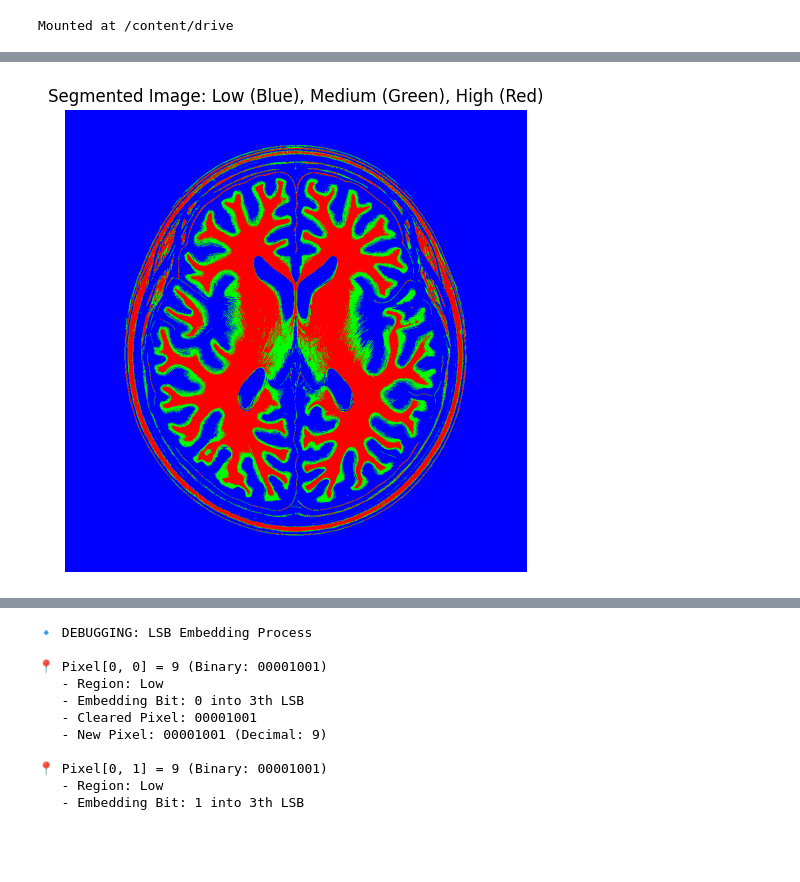
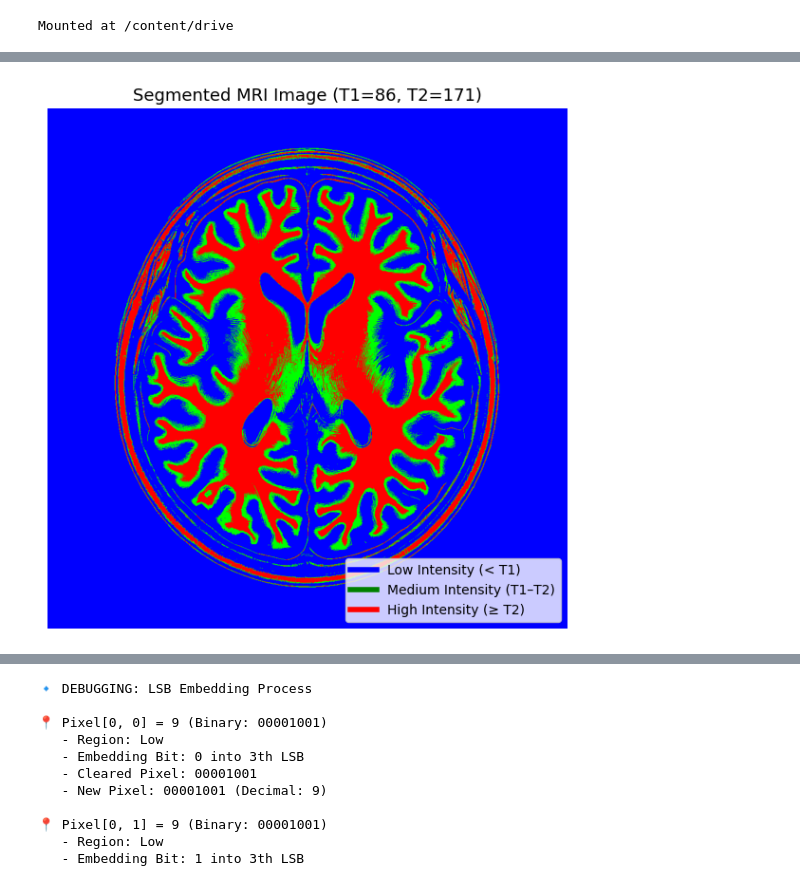
Before and after one commit to AmirRezaBehzad/IRD-Based-Medical-Image-Steganography, a Jupyter notebook: IRDBasedSteganography.ipynb, the cells around one changed output, grey strips where cells are left out. Cells and saved outputs as stored; diff of their text form; code cells hidden in the pictures; blank space fills up the shorter version.

```diff
--- a/IRDBasedSteganography.ipynb
+++ b/IRDBasedSteganography.ipynb
@@ -82,49 +97,85 @@ Mounted at /content/drive
 # %%
 import numpy as np
 import cv2
 import matplotlib.pyplot as plt
 
-# Define threshold values for segmentation
-t1 = 86  # Threshold 1 (Separates Low and Medium)
-t2 = 171 # Threshold 2 (Separates Medium and High)
+# Thresholds for segmentation (can be tuned or made adaptive)
+t1 = 86   # Threshold separating Low and Medium intensities
+t2 = 171  # Threshold separating Medium and High intensities
 
-# Function to segment the image into three regions
+# Segment the image into 3 intensity-based regions
 def segment_image(image, t1, t2):
-    # Create masks for each region
-    low_intensity = (image < t1)  # Low-Intensity Region
-    medium_intensity = (image >= t1) & (image < t2)  # Medium-Intensity Region
-    high_intensity = (image >= t2)  # High-Intensity Region
-
+    low_intensity = (image < t1)
+    medium_intensity = (image >= t1) & (image < t2)
+    high_intensity = (image >= t2)
     return low_intensity, medium_intensity, high_intensity
 
 # Apply segmentation
 low_region, medium_region, high_region = segment_image(original_img, t1, t2)
 
-# Create a color-coded visualization (Matplotlib expects RGB format)
-segmented_img = np.zeros((*original_img.shape, 3), dtype=np.uint8)  # Create 3-channel RGB image
-segmented_img[low_region] = [0, 0, 255]  # Blue for Low-Intensity Region
-segmented_img[medium_region] = [0, 255, 0]  # Green for Medium-Intensity Region
-segmented_img[high_region] = [255, 0, 0]  # Red for High-Intensity Region
+# Create a color-coded RGB visualization
+segmented_img = np.zeros((*original_img.shape, 3), dtype=np.uint8)
+segmented_img[low_region] = [0, 0, 255]      # Blue for Low
+segmented_img[medium_region] = [0, 255, 0]   # Green for Medium
+segmented_img[high_region] = [255, 0, 0]     # Red for High
 
-# Display the segmented image
-plt.figure(figsize=(6,6))
+# Display segmented image with legend
+plt.figure(figsize=(6, 6))
 plt.imshow(segmented_img)
-plt.title("Segmented Image: Low (Blue), Medium (Green), High (Red)")
+plt.title(f"Segmented MRI Image (T1={t1}, T2={t2})", fontsize=13)
 plt.axis('off')
+
+legend_patches = [
+    plt.Line2D([0], [0], color='blue', lw=4, label='Low Intensity (< T1)'),
+    plt.Line2D([0], [0], color='green', lw=4, label='Medium Intensity (T1–T2)'),
+    plt.Line2D([0], [0], color='red', lw=4, label='High Intensity (≥ T2)'),
+]
+plt.legend(handles=legend_patches, loc='lower right', frameon=True, fontsize=10)
+plt.tight_layout()
 plt.show()
 
-# Print the percentage of pixels in each region
+# === Report Pixel Distribution in Each Region ===
 total_pixels = original_img.size
-print(f"Low-Intensity Region: {np.sum(low_region)/total_pixels:.2%}")
-print(f"Medium-Intensity Region: {np.sum(medium_region)/total_pixels:.2%}")
-print(f"High-Intensity Region: {np.sum(high_region)/total_pixels:.2%}")
+low_count = np.sum(low_region)
+med_count = np.sum(medium_region)
+high_count = np.sum(high_region)
 
+low_pct = low_count / total_pixels * 100
+med_pct = med_count / total_pixels * 100
+high_pct = high_count / total_pixels * 100
 
+print("\nSegmentation Summary:")
+print(f" - Threshold 1 (T1): {t1}")
+print(f" - Threshold 2 (T2): {t2}\n")
 
-#BIZ
-# Print some pixel values (Example: first 10 values from each mask)
-print("Low Intensity Mask (First 10 pixels):", low_region.flatten()[:10])
-print("Medium Intensity Mask (First 10 pixels):", medium_region.flatten()[:10])
-print("High Intensity Mask (First 10 pixels):", high_region.flatten()[:10])
+print(f"🟦 Low-Intensity Region (< {t1}): {low_count:,} pixels ({low_pct:.2f}%)")
+print(f"🟩 Medium-Intensity Region ({t1} ≤ pixel < {t2}): {med_count:,} pixels ({med_pct:.2f}%)")
+print(f"🟥 High-Intensity Region (≥ {t2}): {high_count:,} pixels ({high_pct:.2f}%)\n")
+
+# === Optional: Segmentation-Aware Histogram ===
+low_values = original_img[original_img < t1]
+med_values = original_img[(original_img >= t1) & (original_img < t2)]
+high_values = original_img[original_img >= t2]
+
+plt.figure(figsize=(8, 5))
+plt.hist([low_values.ravel(), med_values.ravel(), high_values.ravel()],
+         bins=50,
+         stacked=True,
+         color=['blue', 'green', 'red'],
+         label=['Low (< T1)', 'Medium (T1–T2)', 'High (≥ T2)'],
+         edgecolor='black',
+         alpha=0.85)
+
+# Mark thresholds visually
+plt.axvline(x=t1, color='black', linestyle='--', linewidth=1.2, label='T1 Threshold')
+plt.axvline(x=t2, color='black', linestyle='--', linewidth=1.2, label='T2 Threshold')
+
+plt.title("Segmented Histogram by Intensity Region")
+plt.xlabel("Pixel Intensity (0–255)")
+plt.ylabel("Frequency")
+plt.legend(loc='upper right')
+plt.grid(True, linestyle='--', alpha=0.5)
+plt.tight_layout()
+plt.show()
 # %% [output]
-[figure, old version]
+[figure, new version]
```
Also changed, not shown: parts of 7 cells of this notebook.
